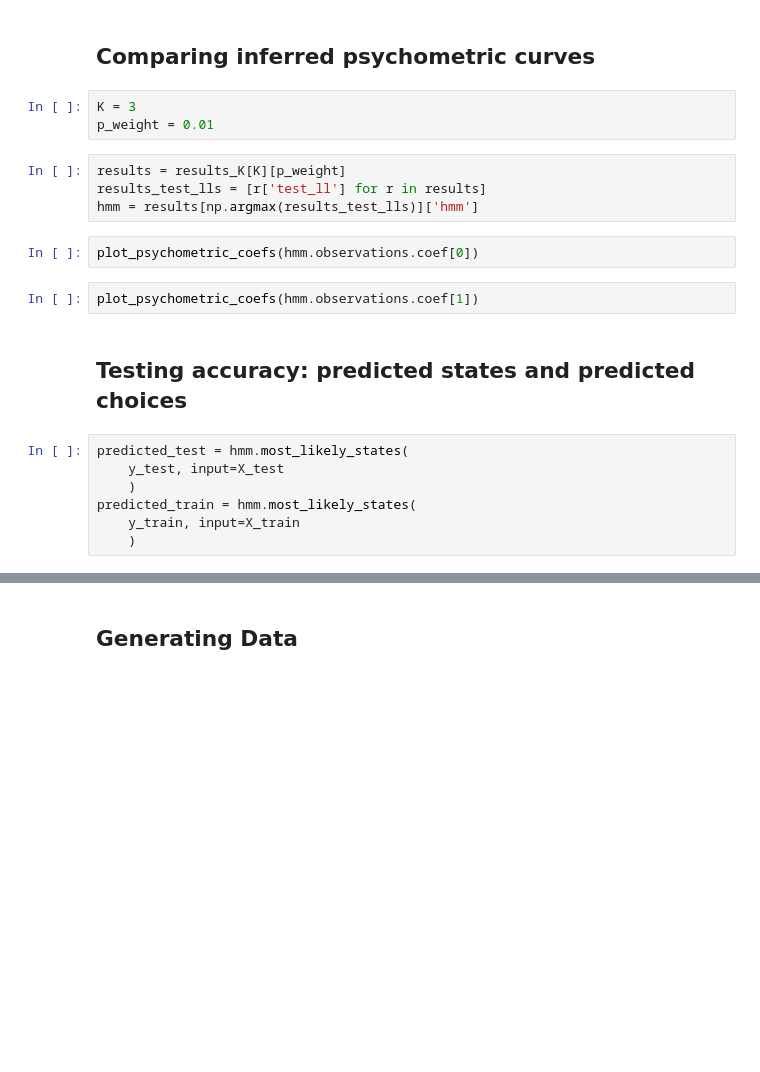
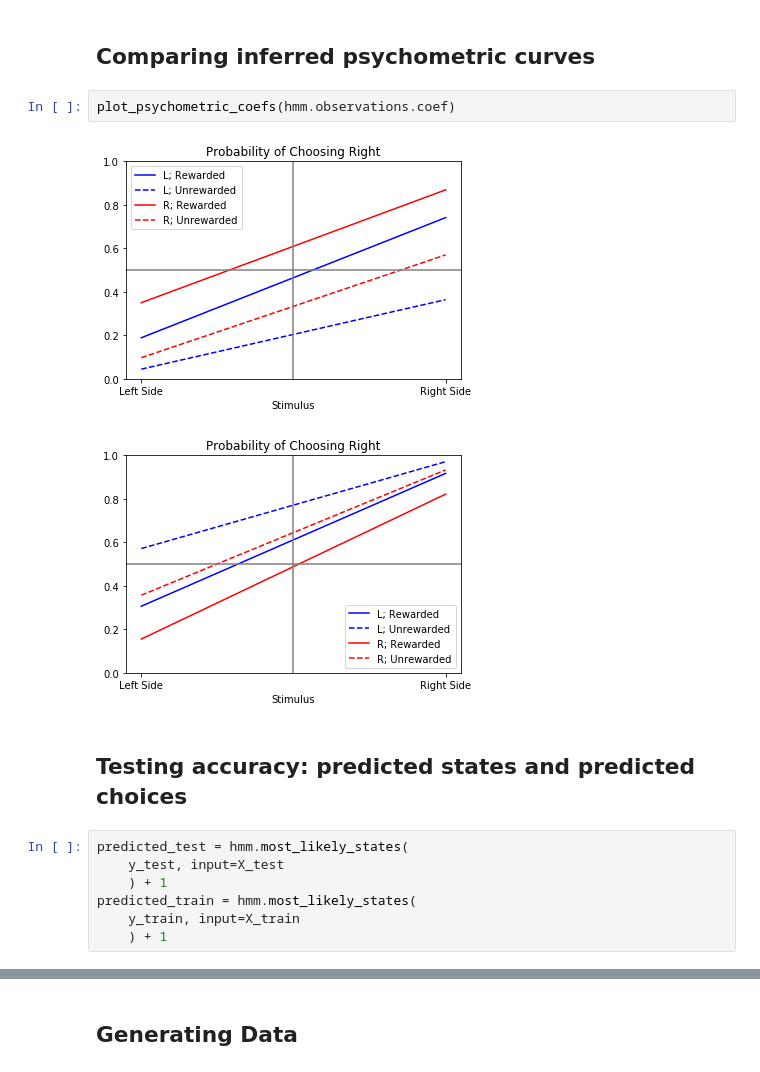
Before and after one commit to chingf/glm-hmm, a Jupyter notebook: 2019-11-24-glmhmm.ipynb, the cells around one changed output, grey strips where cells are left out. Saved outputs shown, nothing was run; the diff lists cells and outputs as text; blank space fills up the shorter version.

```diff
--- a/2019-11-24-glmhmm.ipynb
+++ b/2019-11-24-glmhmm.ipynb
@@ -175,23 +181,17 @@ Ks_p_weights
 # %% [markdown]
 ## Comparing inferred psychometric curves
-# %%
-K = 3
-p_weight = 0.01
-# %%
-results = results_K[K][p_weight]
-results_test_lls = [r['test_ll'] for r in results]
-hmm = results[np.argmax(results_test_lls)]['hmm']
 # %%
-plot_psychometric_coefs(hmm.observations.coef[0])
+plot_psychometric_coefs(hmm.observations.coef)
+# %% [output]
+[figure, added]
+[figure, added]
-# %%
-plot_psychometric_coefs(hmm.observations.coef[1])
 # %% [markdown]
 ## Testing accuracy: predicted states and predicted choices
 # %%
 predicted_test = hmm.most_likely_states(
     y_test, input=X_test
-    )
+    ) + 1
 predicted_train = hmm.most_likely_states(
     y_train, input=X_train
-    )
+    ) + 1
 # %%
```
Also changed, not shown: parts of 12 cells of this notebook, 3 other files.
